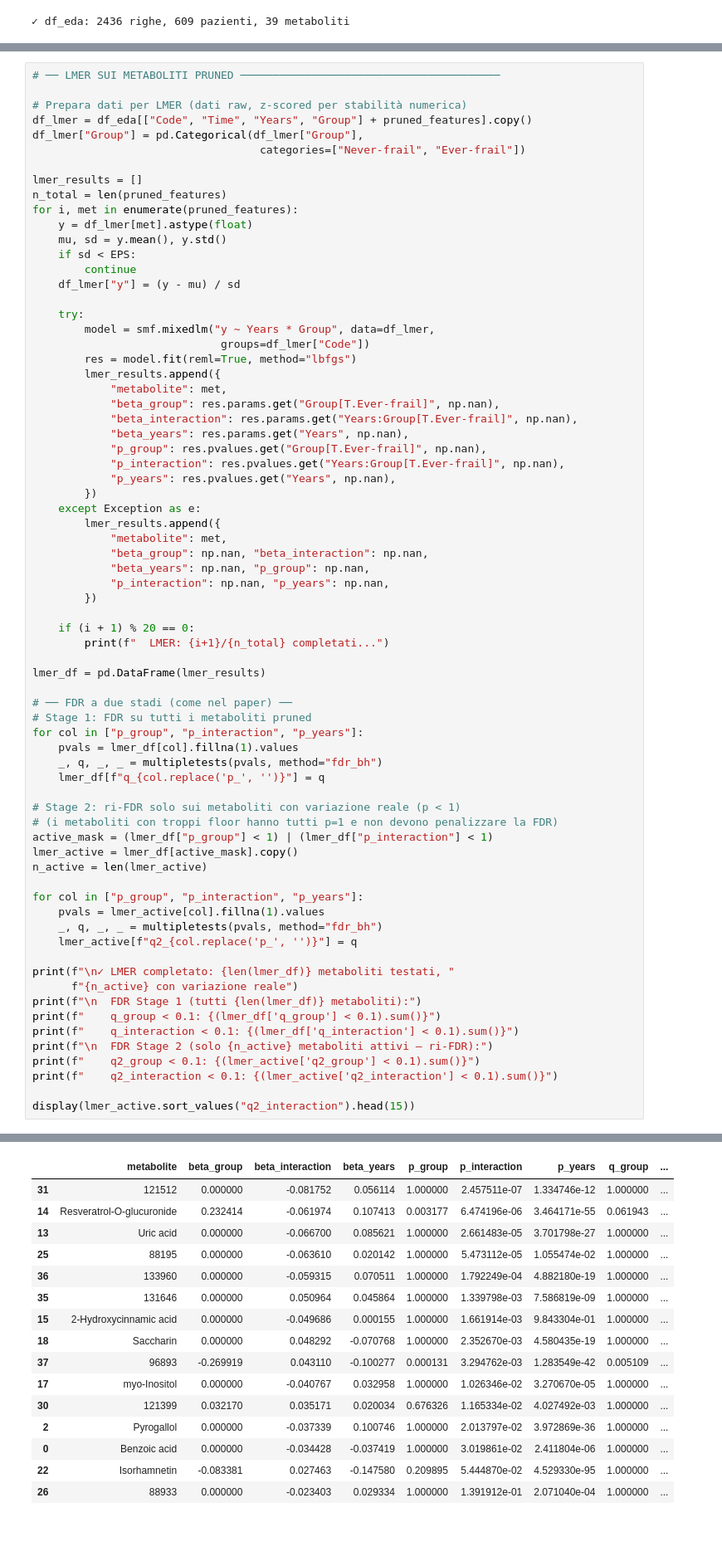
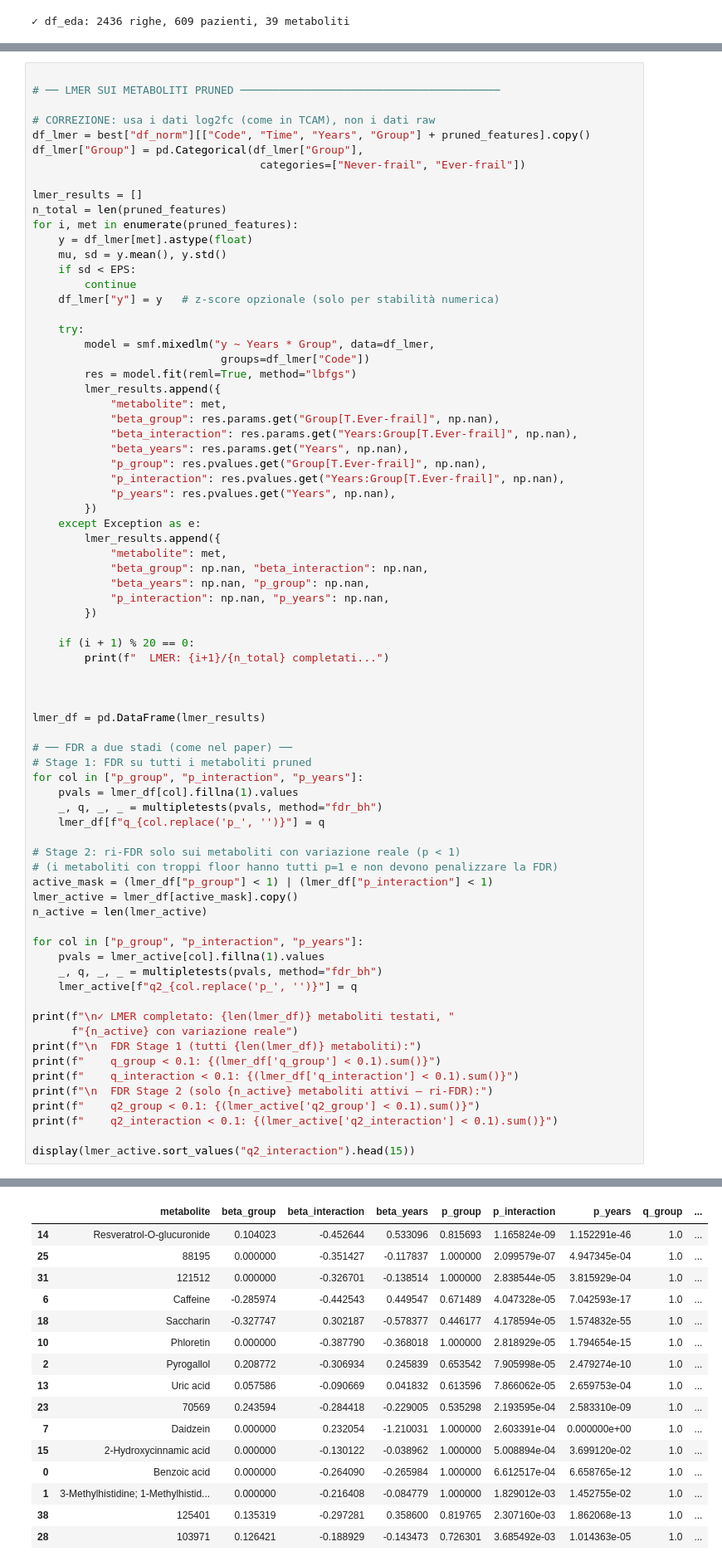
Before and after one commit to FilippoSaccomano/Thesis_Code, a Jupyter notebook: TCAM.ipynb, the cells around one changed output, grey strips where cells are left out. Shown at 83% size. Drawn from its saved outputs; the diff is of its cells as text; blank space fills up the shorter version.

```diff
--- a/TCAM.ipynb
+++ b/TCAM.ipynb
@@ -708,10 +705,11 @@ $$\text{metabolita} \sim \text{Years} \times \text{Group} + (1 \mid \text{Subjec
 
 Il modello viene fittato sui dati **raw** (non normalizzati), z-scored per stabilità numerica, seguendo la logica del paper dove l'LMER viene applicato ai dati originali.
 # %%
+
 # ── LMER SUI METABOLITI PRUNED ────────────────────────────────────────
 
-# Prepara dati per LMER (dati raw, z-scored per stabilità numerica)
-df_lmer = df_eda[["Code", "Time", "Years", "Group"] + pruned_features].copy()
+# CORREZIONE: usa i dati log2fc (come in TCAM), non i dati raw
+df_lmer = best["df_norm"][["Code", "Time", "Years", "Group"] + pruned_features].copy()
 df_lmer["Group"] = pd.Categorical(df_lmer["Group"],
                                    categories=["Never-frail", "Ever-frail"])
 
@@ -722,7 +720,7 @@ for i, met in enumerate(pruned_features):
     mu, sd = y.mean(), y.std()
     if sd < EPS:
         continue
-    df_lmer["y"] = (y - mu) / sd
+    df_lmer["y"] = y   # z-score opzionale (solo per stabilità numerica)
 
     try:
         model = smf.mixedlm("y ~ Years * Group", data=df_lmer,
@@ -747,6 +745,8 @@ for i, met in enumerate(pruned_features):
 
     if (i + 1) % 20 == 0:
         print(f"  LMER: {i+1}/{n_total} completati...")
+
+
 
 lmer_df = pd.DataFrame(lmer_results)
 
@@ -793,19 +793,19 @@ display(lmer_active.sort_values("q2_interaction").head(15))
 |  | metabolite | beta_group | beta_interaction | beta_years | p_group | p_interaction | p_years | q_group | ... |
-| 31 | 121512 | 0.000000 | -0.081752 | 0.056114 | 1.000000 | 2.457511e-07 | 1.334746e-12 | 1.000000 | ... |
-| 14 | Resveratrol-O-glucuronide | 0.232414 | -0.061974 | 0.107413 | 0.003177 | 6.474196e-06 | 3.464171e-55 | 0.061943 | ... |
-| 13 | Uric acid | 0.000000 | -0.066700 | 0.085621 | 1.000000 | 2.661483e-05 | 3.701798e-27 | 1.000000 | ... |
-| 25 | 88195 | 0.000000 | -0.063610 | 0.020142 | 1.000000 | 5.473112e-05 | 1.055474e-02 | 1.000000 | ... |
-| 36 | 133960 | 0.000000 | -0.059315 | 0.070511 | 1.000000 | 1.792249e-04 | 4.882180e-19 | 1.000000 | ... |
-| 35 | 131646 | 0.000000 | 0.050964 | 0.045864 | 1.000000 | 1.339798e-03 | 7.586819e-09 | 1.000000 | ... |
-| 15 | 2-Hydroxycinnamic acid | 0.000000 | -0.049686 | 0.000155 | 1.000000 | 1.661914e-03 | 9.843304e-01 | 1.000000 | ... |
-| 18 | Saccharin | 0.000000 | 0.048292 | -0.070768 | 1.000000 | 2.352670e-03 | 4.580435e-19 | 1.000000 | ... |
-| 37 | 96893 | -0.269919 | 0.043110 | -0.100277 | 0.000131 | 3.294762e-03 | 1.283549e-42 | 0.005109 | ... |
-| 17 | myo-Inositol | 0.000000 | -0.040767 | 0.032958 | 1.000000 | 1.026346e-02 | 3.270670e-05 | 1.000000 | ... |
-| 30 | 121399 | 0.032170 | 0.035171 | 0.020034 | 0.676326 | 1.165334e-02 | 4.027492e-03 | 1.000000 | ... |
-| 2 | Pyrogallol | 0.000000 | -0.037339 | 0.100746 | 1.000000 | 2.013797e-02 | 3.972869e-36 | 1.000000 | ... |
-| 0 | Benzoic acid | 0.000000 | -0.034428 | -0.037419 | 1.000000 | 3.019861e-02 | 2.411804e-06 | 1.000000 | ... |
-| 22 | Isorhamnetin | -0.083381 | 0.027463 | -0.147580 | 0.209895 | 5.444870e-02 | 4.529330e-95 | 1.000000 | ... |
-| 26 | 88933 | 0.000000 | -0.023403 | 0.029334 | 1.000000 | 1.391912e-01 | 2.071040e-04 | 1.000000 | ... |
+| 14 | Resveratrol-O-glucuronide | 0.104023 | -0.452644 | 0.533096 | 0.815693 | 1.165824e-09 | 1.152291e-46 | 1.0 | ... |
+| 25 | 88195 | 0.000000 | -0.351427 | -0.117837 | 1.000000 | 2.099579e-07 | 4.947345e-04 | 1.0 | ... |
+| 31 | 121512 | 0.000000 | -0.326701 | -0.138514 | 1.000000 | 2.838544e-05 | 3.815929e-04 | 1.0 | ... |
+| 6 | Caffeine | -0.285974 | -0.442543 | 0.449547 | 0.671489 | 4.047328e-05 | 7.042593e-17 | 1.0 | ... |
+| 18 | Saccharin | -0.327747 | 0.302187 | -0.578377 | 0.446177 | 4.178594e-05 | 1.574832e-55 | 1.0 | ... |
+| 10 | Phloretin | 0.000000 | -0.387790 | -0.368018 | 1.000000 | 2.818929e-05 | 1.794654e-15 | 1.0 | ... |
+| 2 | Pyrogallol | 0.208772 | -0.306934 | 0.245839 | 0.653542 | 7.905998e-05 | 2.479274e-10 | 1.0 | ... |
+| 13 | Uric acid | 0.057586 | -0.090669 | 0.041832 | 0.613596 | 7.866062e-05 | 2.659753e-04 | 1.0 | ... |
+| 23 | 70569 | 0.243594 | -0.284418 | -0.229005 | 0.535298 | 2.193595e-04 | 2.583310e-09 | 1.0 | ... |
+| 7 | Daidzein | 0.000000 | 0.232054 | -1.210031 | 1.000000 | 2.603391e-04 | 0.000000e+00 | 1.0 | ... |
+| 15 | 2-Hydroxycinnamic acid | 0.000000 | -0.130122 | -0.038962 | 1.000000 | 5.008894e-04 | 3.699120e-02 | 1.0 | ... |
+| 0 | Benzoic acid | 0.000000 | -0.264090 | -0.265984 | 1.000000 | 6.612517e-04 | 6.658765e-12 | 1.0 | ... |
+| 1 | 3-Methylhistidine; 1-Methylhistid... | 0.000000 | -0.216408 | -0.084779 | 1.000000 | 1.829012e-03 | 1.452755e-02 | 1.0 | ... |
+| 38 | 125401 | 0.135319 | -0.297281 | 0.358600 | 0.819765 | 2.307160e-03 | 1.862068e-13 | 1.0 | ... |
+| 28 | 103971 | 0.126421 | -0.188929 | -0.143473 | 0.726301 | 3.685492e-03 | 1.014363e-05 | 1.0 | ... |
 # %%
 # ── VISUALIZZAZIONE RISULTATI LMER ────────────────────────────────────
 
```
Also changed, not shown: parts of 8 cells of this notebook, 2 other files.
